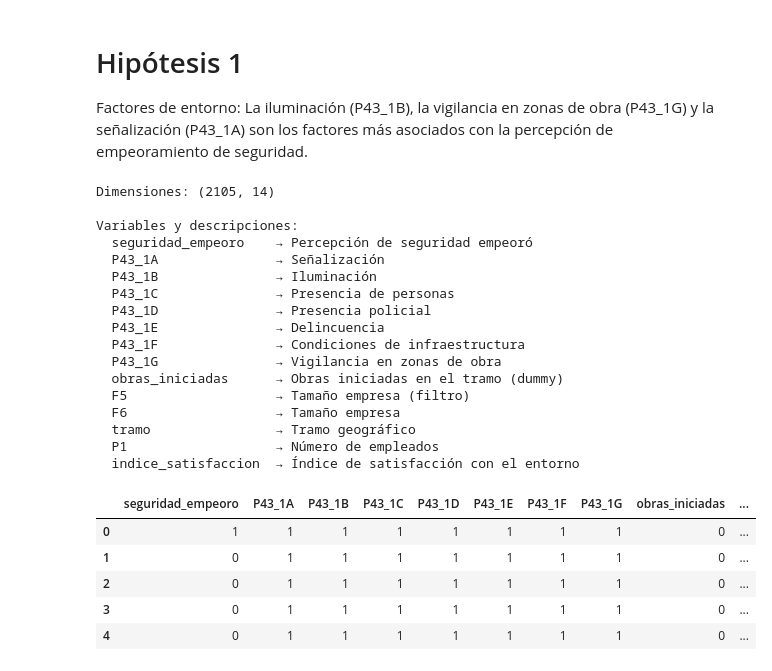
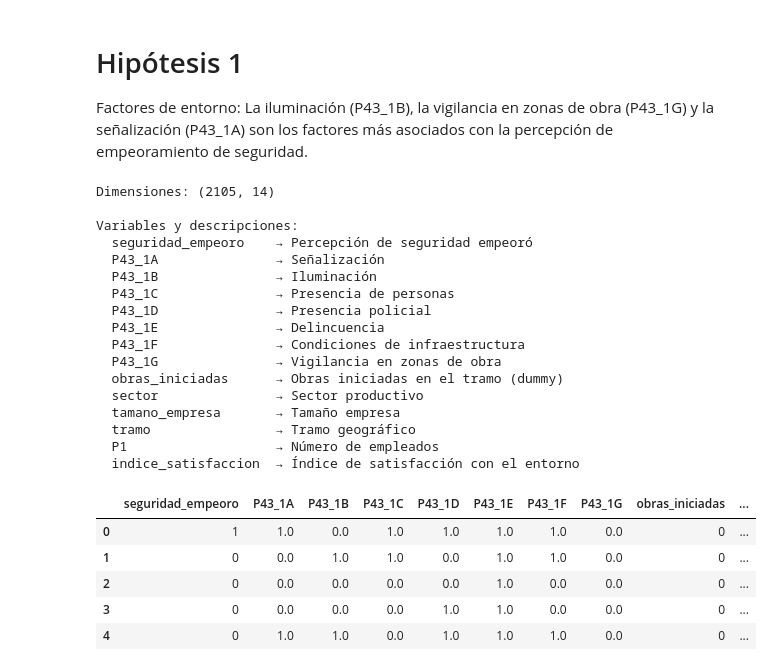
Before and after one commit to darc-17/DATAJAM-CCB, a Jupyter notebook: Códigos Santiago/Código/Hipótesis 3.ipynb, the cells around one changed output. Drawn from its saved outputs; the diff is of its cells as text; code cells hidden in the pictures.

Commit message:
Ajuste variable sector

```diff
--- a/Códigos Santiago/Código/Hipótesis 3.ipynb
+++ b/Códigos Santiago/Código/Hipótesis 3.ipynb
@@ -34,7 +34,7 @@ corredores = pd.read_csv(f'{DATA_DIR}/corredores_limpio.csv')
 # =============================================================================
 cols_p43_1 = [c for c in corredores.columns if c.startswith('P43_1')]
 
-vars_h3 = ['seguridad_empeoro'] + cols_p43_1 + ['obras_iniciadas', 'F5', 'F6', 'tramo', 'P1', 'indice_satisfaccion']
+vars_h3 = ['seguridad_empeoro'] + cols_p43_1 + ['obras_iniciadas', 'sector', 'tamano_empresa', 'tramo', 'P1', 'indice_satisfaccion']
 
 df = corredores[vars_h3].copy()
 
@@ -49,40 +49,39 @@ labels = {
     'P43_1F'           : 'Condiciones de infraestructura',
     'P43_1G'           : 'Vigilancia en zonas de obra',
     'obras_iniciadas'  : 'Obras iniciadas en el tramo (dummy)',
-    'F4'               : 'Sector económico',
-    'F5'               : 'Tamaño empresa (filtro)',
-    'F6'               : 'Tamaño empresa',
+    'sector'           : 'Sector productivo',
+    'tamano_empresa'   : 'Tamaño empresa',
     'tramo'            : 'Tramo geográfico',
     'P1'               : 'Número de empleados',
     'indice_satisfaccion': 'Índice de satisfacción con el entorno',
 }
 
 print(f"Dimensiones: {df.shape}")
 print(f"\nVariables y descripciones:")
 for col in df.columns:
     print(f"  {col:<20} → {labels.get(col, '—')}")
 df.head()
 # %% [output]
 Dimensiones: (2105, 14)
 
 Variables y descripciones:
   seguridad_empeoro    → Percepción de seguridad empeoró
   P43_1A               → Señalización
   P43_1B               → Iluminación
   P43_1C               → Presencia de personas
   P43_1D               → Presencia policial
   P43_1E               → Delincuencia
   P43_1F               → Condiciones de infraestructura
   P43_1G               → Vigilancia en zonas de obra
   obras_iniciadas      → Obras iniciadas en el tramo (dummy)
-  F5                   → Tamaño empresa (filtro)
-  F6                   → Tamaño empresa
+  sector               → Sector productivo
+  tamano_empresa       → Tamaño empresa
   tramo                → Tramo geográfico
   P1                   → Número de empleados
   indice_satisfaccion  → Índice de satisfacción con el entorno
 |  | seguridad_empeoro | P43_1A | P43_1B | P43_1C | P43_1D | P43_1E | P43_1F | P43_1G | obras_iniciadas | ... |
-| 0 | 1 | 1 | 1 | 1 | 1 | 1 | 1 | 1 | 0 | ... |
-| 1 | 0 | 1 | 1 | 1 | 1 | 1 | 1 | 1 | 0 | ... |
-| 2 | 0 | 1 | 1 | 1 | 1 | 1 | 1 | 1 | 0 | ... |
-| 3 | 0 | 1 | 1 | 1 | 1 | 1 | 1 | 1 | 0 | ... |
-| 4 | 0 | 1 | 1 | 1 | 1 | 1 | 1 | 1 | 0 | ... |
+| 0 | 1 | 1.0 | 0.0 | 1.0 | 1.0 | 1.0 | 1.0 | 0.0 | 0 | ... |
+| 1 | 0 | 0.0 | 1.0 | 1.0 | 0.0 | 1.0 | 1.0 | 0.0 | 0 | ... |
+| 2 | 0 | 0.0 | 0.0 | 0.0 | 0.0 | 1.0 | 0.0 | 0.0 | 0 | ... |
+| 3 | 0 | 0.0 | 0.0 | 0.0 | 1.0 | 1.0 | 0.0 | 0.0 | 0 | ... |
+| 4 | 0 | 1.0 | 1.0 | 0.0 | 1.0 | 1.0 | 1.0 | 0.0 | 0 | ... |
```
Also changed, not shown: parts of 1 cell of this notebook, 8 other files.
